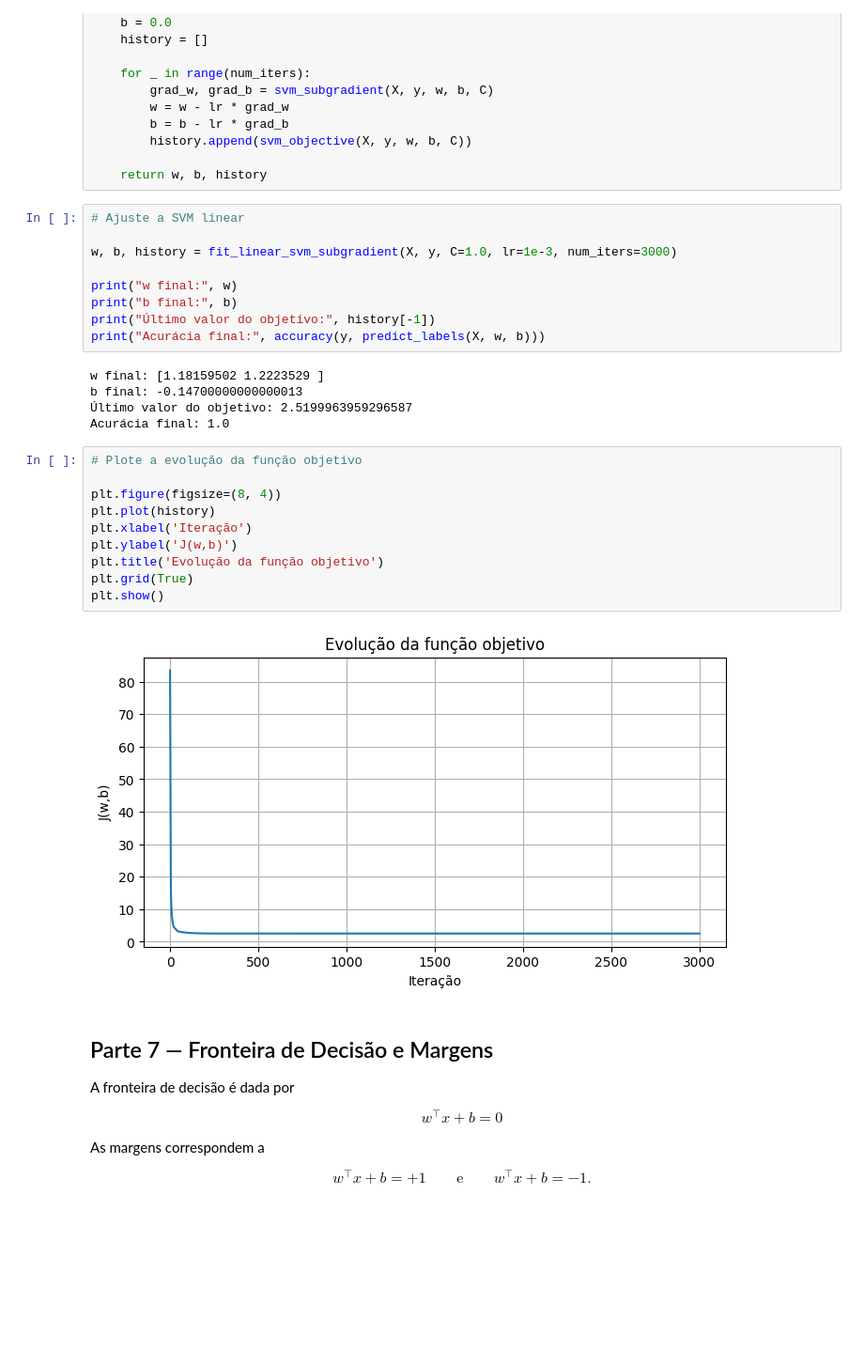
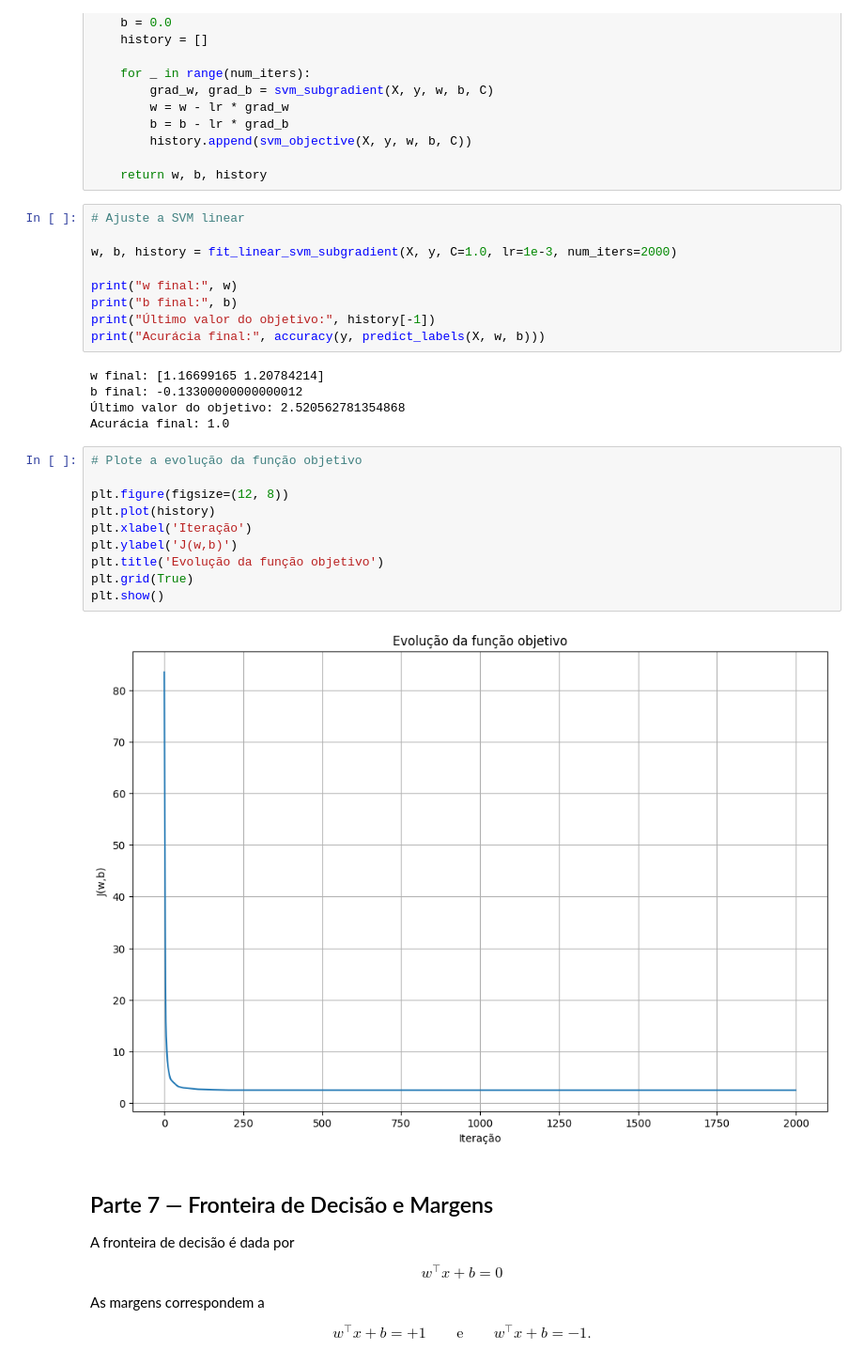
Before and after one commit to saulosgil/TopicosIA_MetodosEngenhariaAprendizadoMaquina_I, a Jupyter notebook: ExercicioComputacional_04_SG.ipynb, the cells around one changed output. Shown at 94% size. Saved outputs shown, nothing was run; the diff lists cells and outputs as text; blank space fills up the shorter version.

```diff
--- a/ExercicioComputacional_04_SG.ipynb
+++ b/ExercicioComputacional_04_SG.ipynb
@@ -253,29 +253,29 @@ def fit_linear_svm_subgradient(X, y, C=1.0, lr=1e-3, num_iters=2000):
 # %%
 # Ajuste a SVM linear
 
-w, b, history = fit_linear_svm_subgradient(X, y, C=1.0, lr=1e-3, num_iters=3000)
+w, b, history = fit_linear_svm_subgradient(X, y, C=1.0, lr=1e-3, num_iters=2000)
 
 print("w final:", w)
 print("b final:", b)
 print("Último valor do objetivo:", history[-1])
 print("Acurácia final:", accuracy(y, predict_labels(X, w, b)))
 # %% [output]
-w final: [1.18159502 1.2223529 ]
-b final: -0.14700000000000013
-Último valor do objetivo: 2.5199963959296587
+w final: [1.16699165 1.20784214]
+b final: -0.13300000000000012
+Último valor do objetivo: 2.520562781354868
 Acurácia final: 1.0
 # %%
 # Plote a evolução da função objetivo
 
-plt.figure(figsize=(8, 4))
+plt.figure(figsize=(12, 8))
 plt.plot(history)
 plt.xlabel('Iteração')
 plt.ylabel('J(w,b)')
 plt.title('Evolução da função objetivo')
 plt.grid(True)
 plt.show()
 # %% [output]
-[figure, old version]
+[figure, new version]
 # %% [markdown]
 ## Parte 7 — Fronteira de Decisão e Margens
 
```
Also changed, not shown: parts of 16 cells of this notebook.
